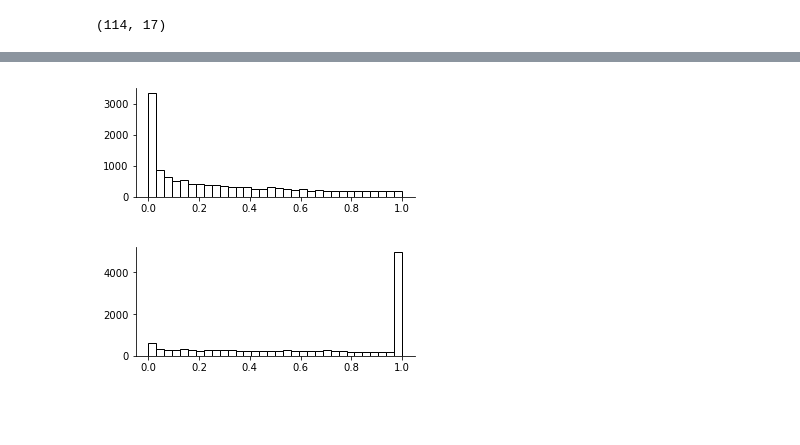
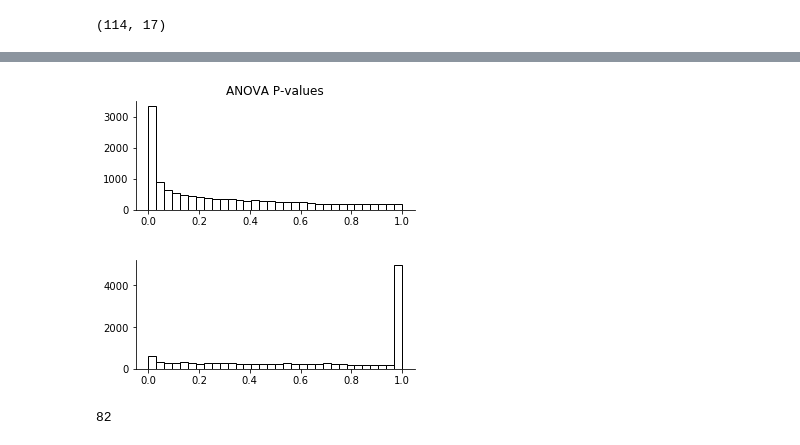
Before and after one commit to Teichlab/SpatialDE, a Jupyter notebook: Analysis/BreastCancer/Clustering analysis.ipynb, the cells around one changed output, grey strips where cells are left out. Cells and saved outputs as stored; diff of their text form; code cells hidden in the pictures; blank space fills up the shorter version.

Commit message:
Finished significance figures

```diff
--- a/Analysis/BreastCancer/Clustering analysis.ipynb
+++ b/Analysis/BreastCancer/Clustering analysis.ipynb
@@ -169,10 +177,15 @@ more_sig.shape
 # %%
 figsize(5, 2)
 de_results.pval.hist(bins=32, fc='w', ec='k', grid=False);
+plt.title('ANOVA P-values');
 # %% [output]
-[figure, old version]
+[figure, new version]
 # %%
 figsize(5, 2)
 sde_results.pval.hist(bins=32, fc='w', ec='k', grid=False);
 # %% [output]
 [figure]
+# %%
+114 - 32
+# %% [output]
+82
```
Also changed, not shown: parts of 11 cells of this notebook, 2 other files.
